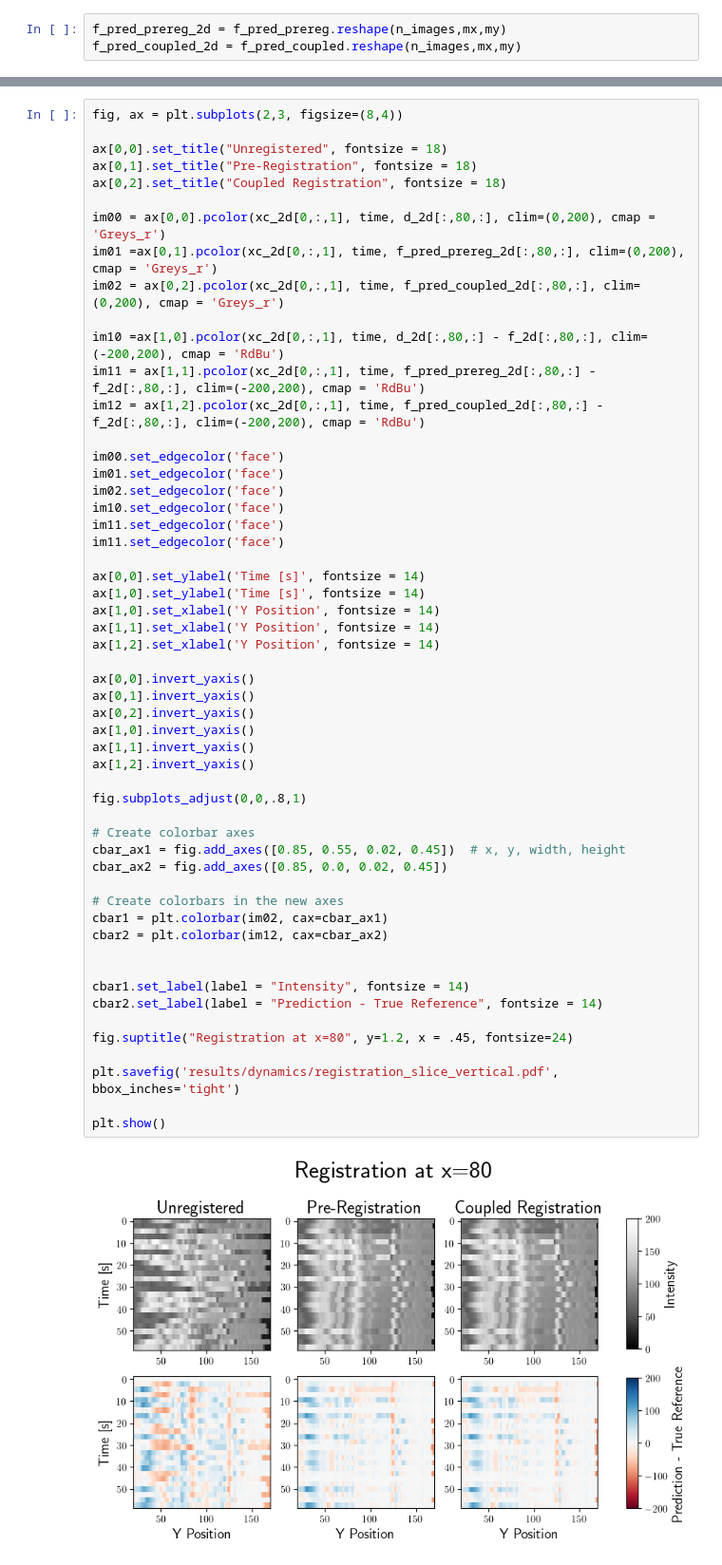
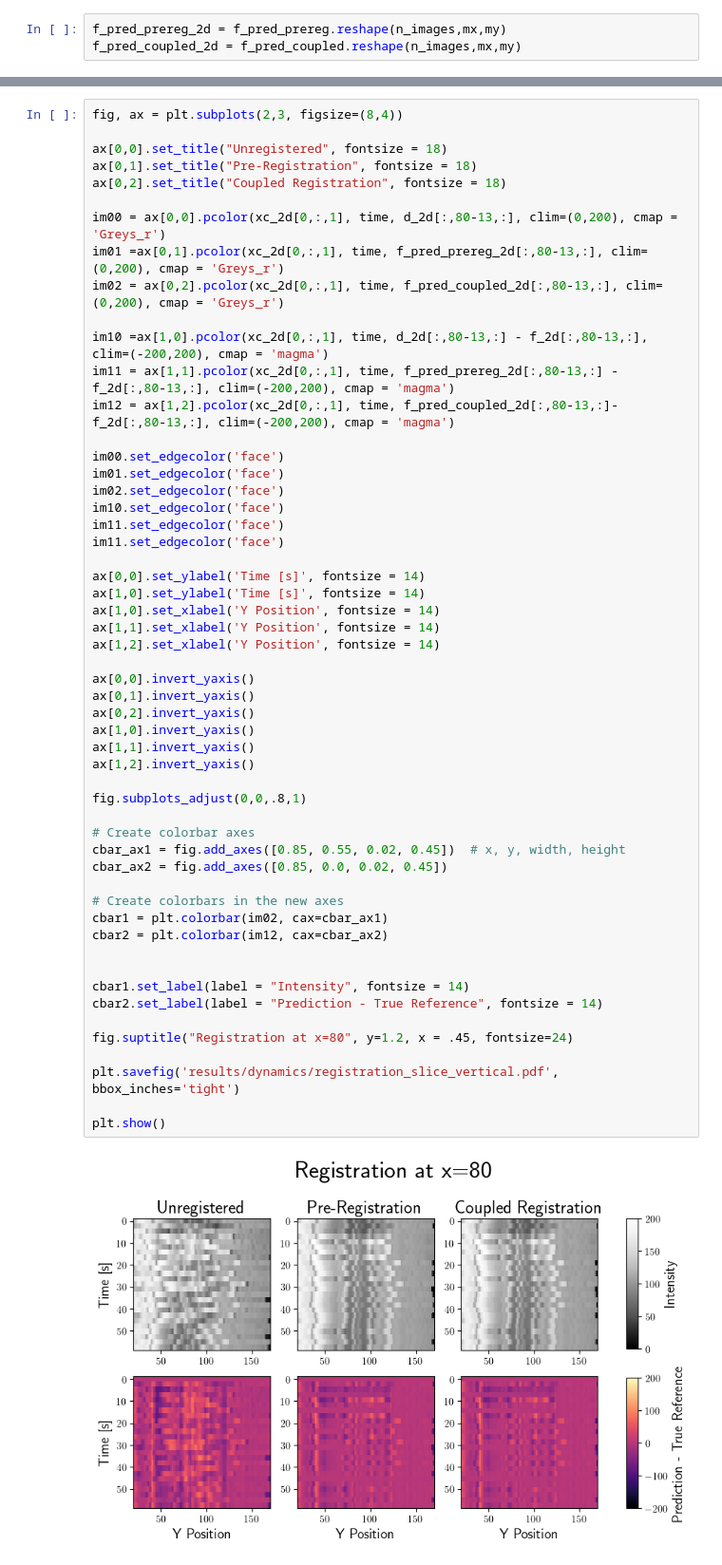
Before and after one commit to wdwatson2/ImgRegPytorchProject, a Jupyter notebook: scripts/solve_Dynamics.ipynb, the cells around one changed output, grey strips where cells are left out. Shown at 95% size. Drawn from its saved outputs; the diff is of its cells as text.

Commit message:
finished making dynamics figures... for now

```diff
--- a/scripts/solve_Dynamics.ipynb
+++ b/scripts/solve_Dynamics.ipynb
@@ -512,13 +513,13 @@ ax[0,0].set_title("Unregistered", fontsize = 18)
 ax[0,1].set_title("Pre-Registration", fontsize = 18)
 ax[0,2].set_title("Coupled Registration", fontsize = 18)
 
-im00 = ax[0,0].pcolor(xc_2d[0,:,1], time, d_2d[:,80,:], clim=(0,200), cmap = 'Greys_r')
-im01 =ax[0,1].pcolor(xc_2d[0,:,1], time, f_pred_prereg_2d[:,80,:], clim=(0,200), cmap = 'Greys_r')
-im02 = ax[0,2].pcolor(xc_2d[0,:,1], time, f_pred_coupled_2d[:,80,:], clim=(0,200), cmap = 'Greys_r')
+im00 = ax[0,0].pcolor(xc_2d[0,:,1], time, d_2d[:,80-13,:], clim=(0,200), cmap = 'Greys_r')
+im01 =ax[0,1].pcolor(xc_2d[0,:,1], time, f_pred_prereg_2d[:,80-13,:], clim=(0,200), cmap = 'Greys_r')
+im02 = ax[0,2].pcolor(xc_2d[0,:,1], time, f_pred_coupled_2d[:,80-13,:], clim=(0,200), cmap = 'Greys_r')
 
-im10 =ax[1,0].pcolor(xc_2d[0,:,1], time, d_2d[:,80,:] - f_2d[:,80,:], clim=(-200,200), cmap = 'RdBu')
-im11 = ax[1,1].pcolor(xc_2d[0,:,1], time, f_pred_prereg_2d[:,80,:] - f_2d[:,80,:], clim=(-200,200), cmap = 'RdBu')
-im12 = ax[1,2].pcolor(xc_2d[0,:,1], time, f_pred_coupled_2d[:,80,:] - f_2d[:,80,:], clim=(-200,200), cmap = 'RdBu')
+im10 =ax[1,0].pcolor(xc_2d[0,:,1], time, d_2d[:,80-13,:] - f_2d[:,80-13,:], clim=(-200,200), cmap = 'magma')
+im11 = ax[1,1].pcolor(xc_2d[0,:,1], time, f_pred_prereg_2d[:,80-13,:] - f_2d[:,80-13,:], clim=(-200,200), cmap = 'magma')
+im12 = ax[1,2].pcolor(xc_2d[0,:,1], time, f_pred_coupled_2d[:,80-13,:]- f_2d[:,80-13,:], clim=(-200,200), cmap = 'magma')
 
 im00.set_edgecolor('face')
 im01.set_edgecolor('face')
@@ -533,31 +534,31 @@ ax[1,0].set_xlabel('Y Position', fontsize = 14)
 ax[1,1].set_xlabel('Y Position', fontsize = 14)
 ax[1,2].set_xlabel('Y Position', fontsize = 14)
 
 ax[0,0].invert_yaxis()
 ax[0,1].invert_yaxis()
 ax[0,2].invert_yaxis()
 ax[1,0].invert_yaxis()
 ax[1,1].invert_yaxis()
 ax[1,2].invert_yaxis()
 
 fig.subplots_adjust(0,0,.8,1)
 
 # Create colorbar axes
 cbar_ax1 = fig.add_axes([0.85, 0.55, 0.02, 0.45])  # x, y, width, height
 cbar_ax2 = fig.add_axes([0.85, 0.0, 0.02, 0.45])
 
 # Create colorbars in the new axes
 cbar1 = plt.colorbar(im02, cax=cbar_ax1)
 cbar2 = plt.colorbar(im12, cax=cbar_ax2)
 
 
 cbar1.set_label(label = "Intensity", fontsize = 14)
 cbar2.set_label(label = "Prediction - True Reference", fontsize = 14)
 
 fig.suptitle("Registration at x=80", y=1.2, x = .45, fontsize=24)
 
 plt.savefig('results/dynamics/registration_slice_vertical.pdf', bbox_inches='tight')
 
 plt.show()
 # %% [output]
-[figure, old version]
+[figure, new version]
```
Also changed, not shown: parts of 4 cells of this notebook, 3 other files.
